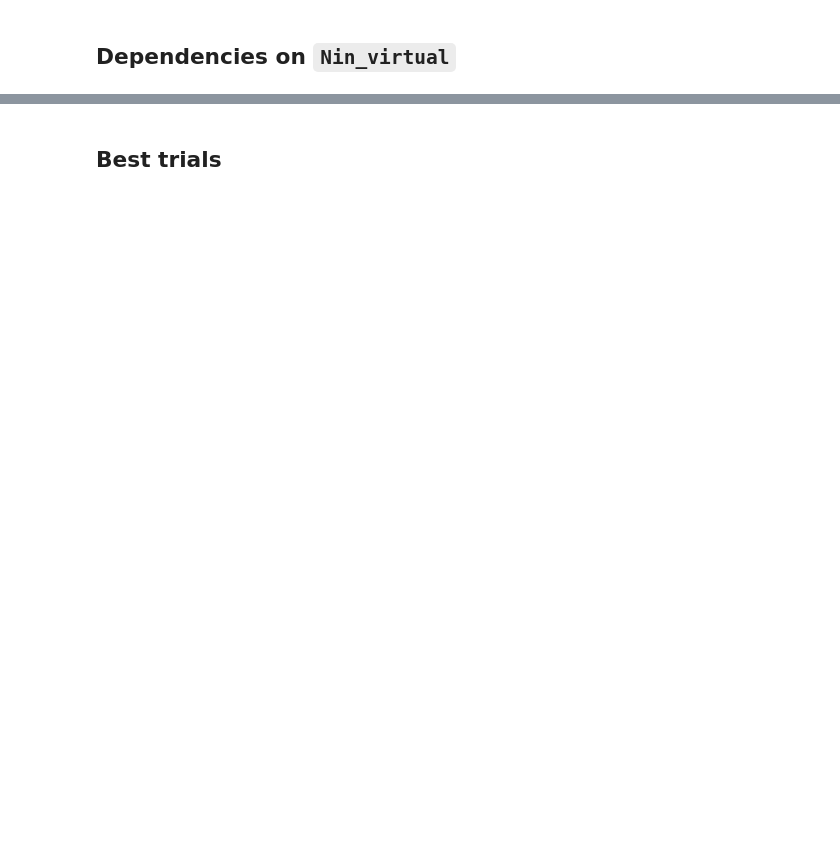
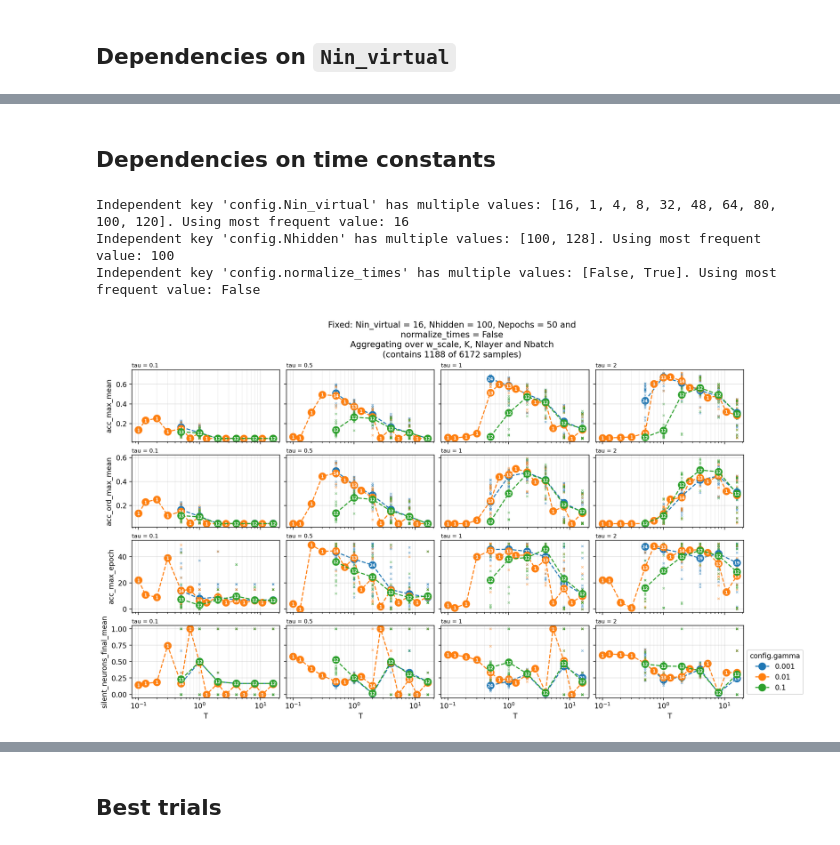
Before and after one commit to carlowenig/spikegd-carlo, a Jupyter notebook: experiments/heidelberg/analyze_grid_results_v2.ipynb, the cells around one changed output, grey strips where cells are left out. Drawn from its saved outputs; the diff is of its cells as text; code cells hidden in the pictures; blank space fills up the shorter version.

```diff
--- a/experiments/heidelberg/analyze_grid_results_v2.ipynb
+++ b/experiments/heidelberg/analyze_grid_results_v2.ipynb
@@ -85,0 +144,30 @@ PlotGrid(
+# %% [markdown]
+## Dependencies on time constants
+# %%
+PlotGrid(
+    arg_keys=("config.T",),
+    func_keys=(
+        "metrics.acc_max_mean",
+        "metrics.acc_ord_max_mean",
+        # "metrics.acc_final_mean",
+        # "metrics.epoch_time_mean",
+        "metrics.acc_max_epoch",
+        "metrics.silent_neurons_final_mean",
+    ),
+    func_aggs={"*": "mean"},
+    plots=[LinePlot(
+        graph_key="config.gamma",
+        x_scale="log",
+    )],
+    col_keys="config.tau",
+    agg_keys=("config.w_scale", "config.K", "config.Nlayer", "config.Nbatch"),
+    # fixed_values={"config.K": 700},
+    whitelists={"config.tau": [0.1, 0.5, 1, 2]},
+    indep_keys=indep_keys,
+    key_format=key_format,
+).show(trials_df)
+# %% [output]
+Independent key 'config.Nin_virtual' has multiple values: [16, 1, 4, 8, 32, 48, 64, 80, 100, 120]. Using most frequent value: 16
+Independent key 'config.Nhidden' has multiple values: [100, 128]. Using most frequent value: 100
+Independent key 'config.normalize_times' has multiple values: [False, True]. Using most frequent value: False
+[figure, added]
```
Also changed, not shown: parts of 18 cells of this notebook, 4 other files.
